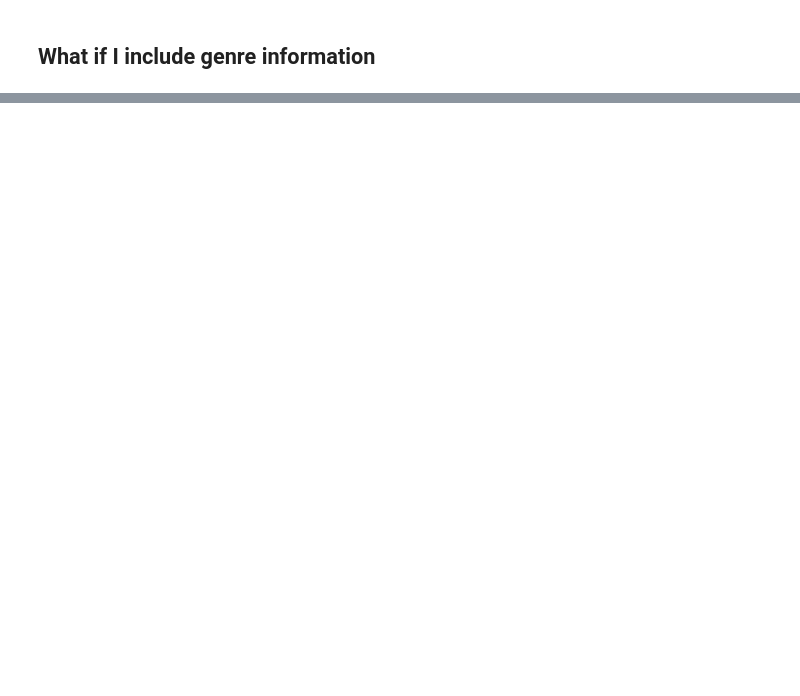
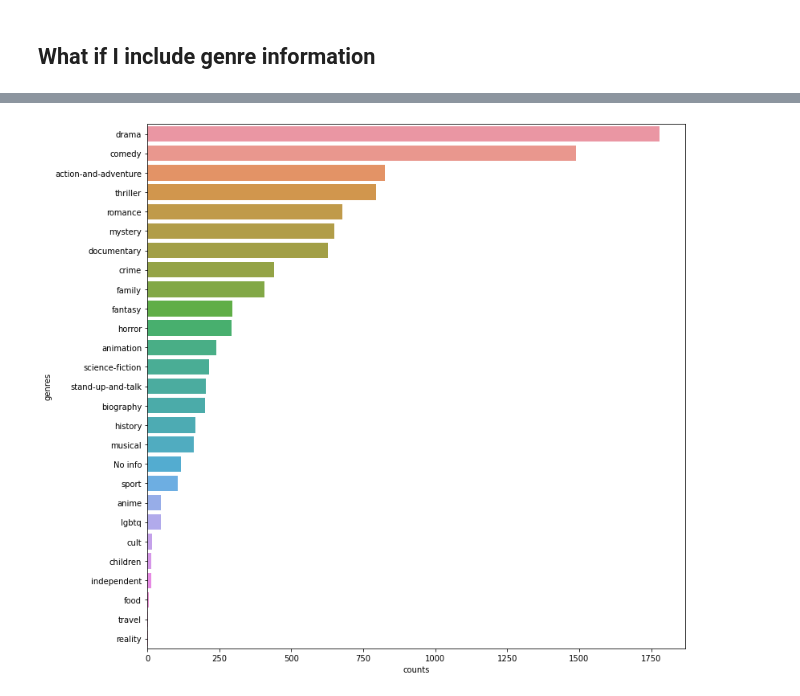
Before and after one commit to hsi-cy/dissertation, a Jupyter notebook: dissertation_v2.ipynb, the cells around one changed output, grey strips where cells are left out. Drawn from its saved outputs; the diff is of its cells as text; code cells hidden in the pictures; blank space fills up the shorter version.

```diff
--- a/dissertation_v2.ipynb
+++ b/dissertation_v2.ipynb
@@ -258,0 +308,3 @@ TypeError: unsupported operand type(s) for +: 'float' and 'str'
+# %%
+# genres count
+mv = temp.loc[temp['type']=='movie'].copy()
@@ -258,0 +313,6 @@ TypeError: unsupported operand type(s) for +: 'float' and 'str'
+# %%
+genres_count = defaultdict(int)
+mv_gen_list = mv.genres.values.tolist()
+for movie in mv_gen_list:
+    for genre in movie.split(','):
+        genres_count[genre] += 1
@@ -258,0 +339,4 @@ TypeError: unsupported operand type(s) for +: 'float' and 'str'
+# %%
+genres_df = pd.DataFrame(data = [genres_count])
+# %%
+genres_df = genres_df.transpose().reset_index().rename(columns={'index':'genres',0:'counts'}).sort_values(by = 'counts', ascending=False)
@@ -258,0 +352,12 @@ TypeError: unsupported operand type(s) for +: 'float' and 'str'
+# %%
+fig, ax = plt.subplots(figsize=(12,12))
+genres = genres_df.genres.values.tolist()
+bar = sns.barplot(x = 'counts',
+                  y = 'genres',
+                  data = genres_df,
+                  ax = ax,
+                  orient = 'h')
+# bar.set_xticklabels(bar.get_xticklabels(), rotation=90, horizontalalignment='right', size=14)
+plt.show()
+# %% [output]
+[figure, added]
```
Also changed, not shown: parts of 21 cells of this notebook.
